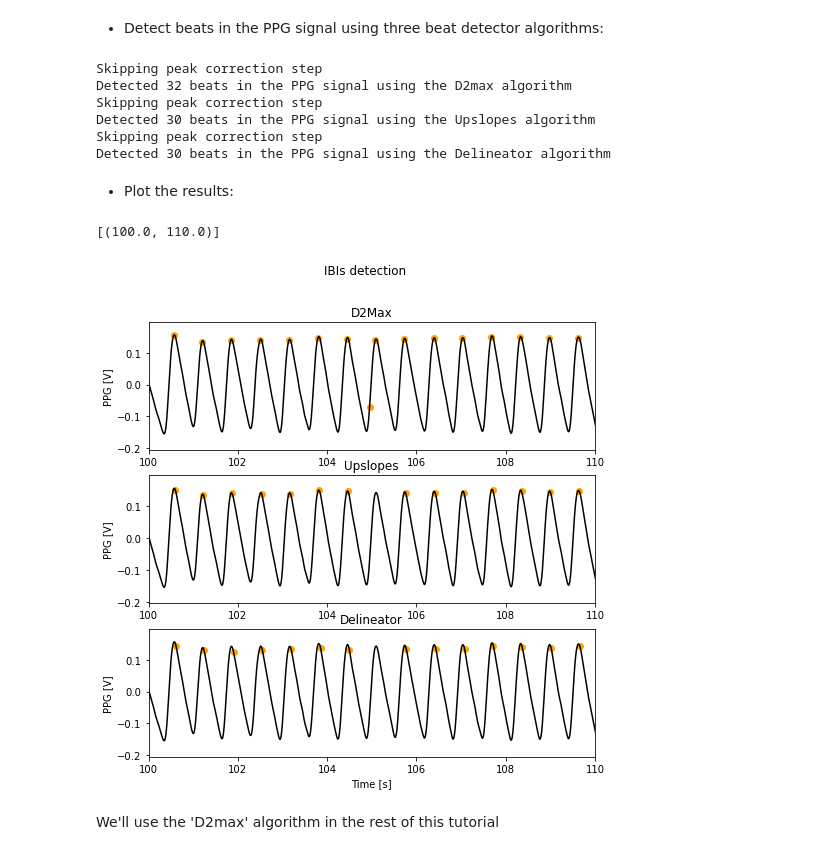
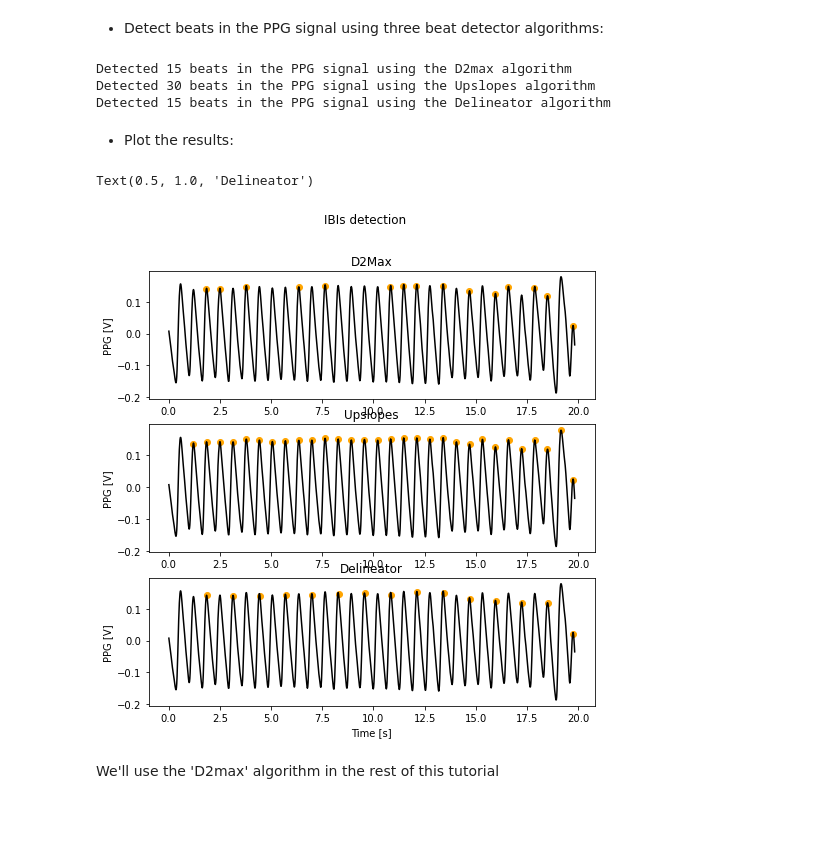
Before and after one commit to wfdb/mimic_wfdb_tutorials, a Jupyter notebook: content/tutorial/notebooks/beat-detection.ipynb, the cells around one changed output. Cells and saved outputs as stored; diff of their text form; code cells hidden in the pictures; blank space fills up the shorter version.

```diff
--- a/content/tutorial/notebooks/beat-detection.ipynb
+++ b/content/tutorial/notebooks/beat-detection.ipynb
@@ -97,8 +97,7 @@ lpf_cutoff = 0.7 # Hz
 hpf_cutoff = 10 # Hz
 
 # create filter
-sos_filter = sp.butter(10, [lpf_cutoff, hpf_cutoff], btype = 'bp', analog = False, output = 'sos', fs = segment_data.fs)
-w, h = sp.sosfreqz(sos_filter, 2000, fs = fs)
+sos_filter = sp.butter(10, [lpf_cutoff, hpf_cutoff], btype = 'bp', analog = False, output = 'sos', fs = fs)
 
 # filter PPG
 ppg_filt = sp.sosfiltfilt(sos_filter, ppg)
@@ -119,50 +118,44 @@ abp_filt = sp.sosfiltfilt(sos_filter, abp)
 # %% [markdown]
 - Detect beats in the PPG signal using three beat detector algorithms:
 # %%
-fs = round(fs)
-ppg_ibis_d2max = pulse_detect(ppg_filt,fs,5,'d2max')
+temp_fs = 125
+ppg_ibis_d2max = pulse_detect(ppg_filt,temp_fs,5,'d2max')
 print("Detected {} beats in the PPG signal using the {} algorithm".format(len(ppg_ibis_d2max), "D2max"))
-ppg_ibis_upslopes = pulse_detect(ppg_filt,fs,5,'upslopes')
+ppg_ibis_upslopes = pulse_detect(ppg_filt,temp_fs,5,'upslopes')
 print("Detected {} beats in the PPG signal using the {} algorithm".format(len(ppg_ibis_upslopes), "Upslopes"))
-ppg_ibis_delineator = pulse_detect(ppg_filt,fs,5,'delineator')
+ppg_ibis_delineator = pulse_detect(ppg_filt,temp_fs,5,'delineator')
 print("Detected {} beats in the PPG signal using the {} algorithm".format(len(ppg_ibis_delineator), "Delineator"))
 # %% [output]
-Skipping peak correction step
-Detected 32 beats in the PPG signal using the D2max algorithm
-Skipping peak correction step
+Detected 15 beats in the PPG signal using the D2max algorithm
 Detected 30 beats in the PPG signal using the Upslopes algorithm
-Skipping peak correction step
-Detected 30 beats in the PPG signal using the Delineator algorithm
+Detected 15 beats in the PPG signal using the Delineator algorithm
 # %% [markdown]
 - Plot the results:
 # %%
 from matplotlib import pyplot as plt
 fig, (ax1,ax2,ax3) = plt.subplots(3, 1, sharex = False, sharey = False, figsize = (8,8))
 fig.suptitle('IBIs detection')
 
-t = np.arange(start_seconds,(start_seconds + no_seconds_to_load),1.0/fs)
+t = np.arange(0,len(ppg_filt)/fs,1.0/fs)
 
 ax1.plot(t, ppg_filt, color = 'black')
 ax1.scatter(t[0] + ppg_ibis_d2max/fs, ppg_filt[ppg_ibis_d2max], color = 'orange', marker = 'o')
 ax1.set_ylabel('PPG [V]')
 ax1.set_title('D2Max')
-ax1.set(xlim=(start_seconds, start_seconds+10))
 
 ax2.plot(t, ppg_filt, color = 'black')
 ax2.scatter(t[0] + ppg_ibis_upslopes/fs, ppg_filt[ppg_ibis_upslopes], color = 'orange', marker = 'o')
 ax2.set_ylabel('PPG [V]')
 ax2.set_title('Upslopes')
-ax2.set(xlim=(start_seconds, start_seconds+10))
 
 ax3.plot(t, ppg_filt, color = 'black')
 ax3.scatter(t[0] + ppg_ibis_delineator/fs, ppg_filt[ppg_ibis_delineator], color = 'orange', marker = 'o')
 ax3.set_xlabel('Time [s]')
 ax3.set_ylabel('PPG [V]')
 ax3.set_title('Delineator')
-ax3.set(xlim=(start_seconds, start_seconds+10))
 # %% [output]
-[(100.0, 110.0)]
+Text(0.5, 1.0, 'Delineator')
-[figure, old version]
+[figure, new version]
 # %% [markdown]
 We'll use the 'D2max' algorithm in the rest of this tutorial
 # %% [markdown]
```
Also changed, not shown: parts of 7 cells of this notebook, 4 other files.
